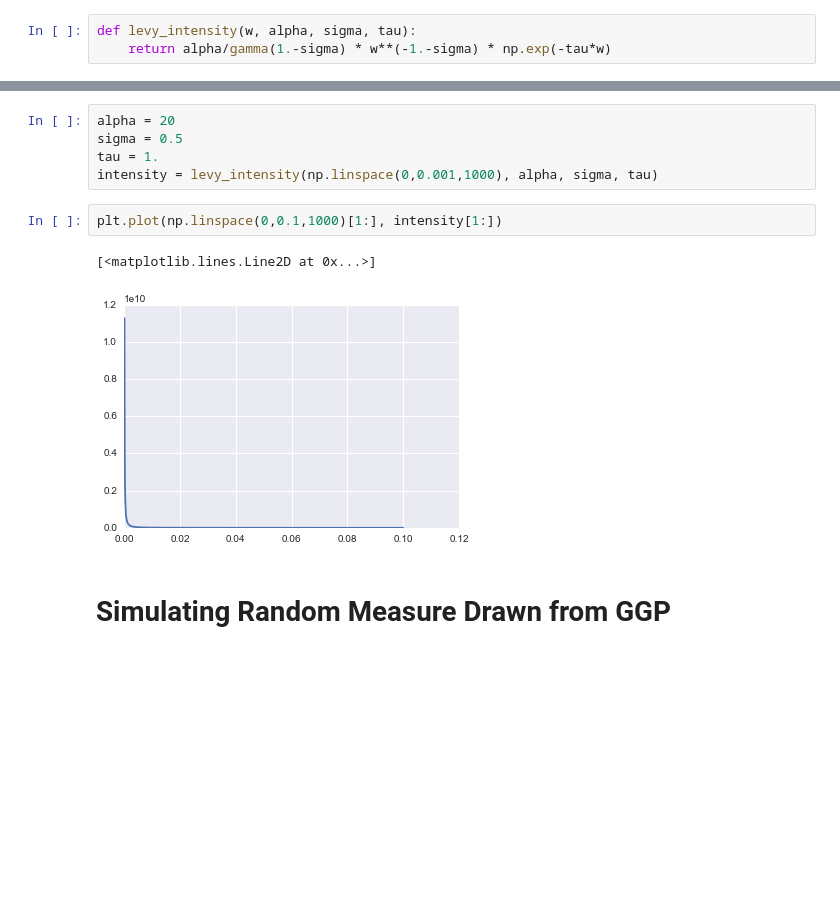
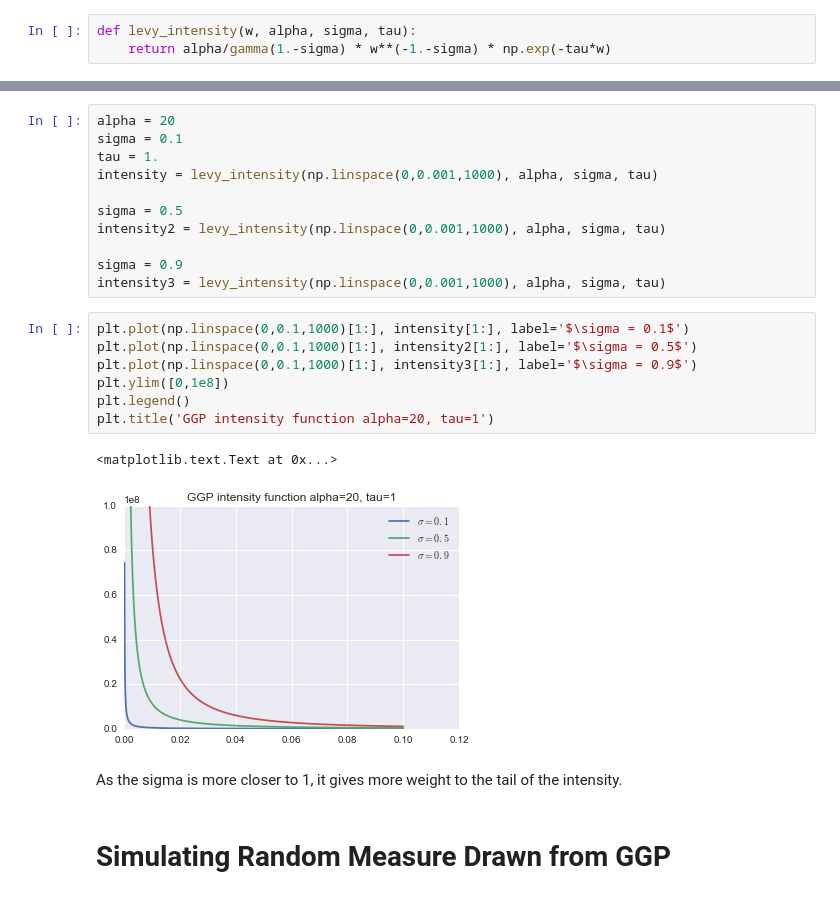
Before and after one commit to dongwookim-ml/sparse-graph-prior, a Jupyter notebook: notebooks/SimulateSparseGraph.ipynb, the cells around one changed output, grey strips where cells are left out. Drawn from its saved outputs; the diff is of its cells as text; blank space fills up the shorter version.

Commit message:
Comparison between different GGP intensity parameters.

```diff
--- a/notebooks/SimulateSparseGraph.ipynb
+++ b/notebooks/SimulateSparseGraph.ipynb
@@ -24,13 +28,26 @@ def levy_intensity(w, alpha, sigma, tau):
 # %%
 alpha = 20
-sigma = 0.5
+sigma = 0.1
 tau = 1.
 intensity = levy_intensity(np.linspace(0,0.001,1000), alpha, sigma, tau)
+
+sigma = 0.5
+intensity2 = levy_intensity(np.linspace(0,0.001,1000), alpha, sigma, tau)
+
+sigma = 0.9
+intensity3 = levy_intensity(np.linspace(0,0.001,1000), alpha, sigma, tau)
-# %%
-plt.plot(np.linspace(0,0.1,1000)[1:], intensity[1:])
-# %% [output]
-[<matplotlib.lines.Line2D at 0x...>]
-[figure, removed]
+# %%
+plt.plot(np.linspace(0,0.1,1000)[1:], intensity[1:], label='$\sigma = 0.1$')
+plt.plot(np.linspace(0,0.1,1000)[1:], intensity2[1:], label='$\sigma = 0.5$')
+plt.plot(np.linspace(0,0.1,1000)[1:], intensity3[1:], label='$\sigma = 0.9$')
+plt.ylim([0,1e8])
+plt.legend()
+plt.title('GGP intensity function alpha=20, tau=1')
+# %% [output]
+<matplotlib.text.Text at 0x...>
+[figure, added]
+# %% [markdown]
+As the sigma is more closer to 1, it gives more weight to the tail of the intensity.
 # %% [markdown]
 # Simulating Random Measure Drawn from GGP
 # %% [markdown]
```
Also changed, not shown: parts of 1 cell of this notebook.
